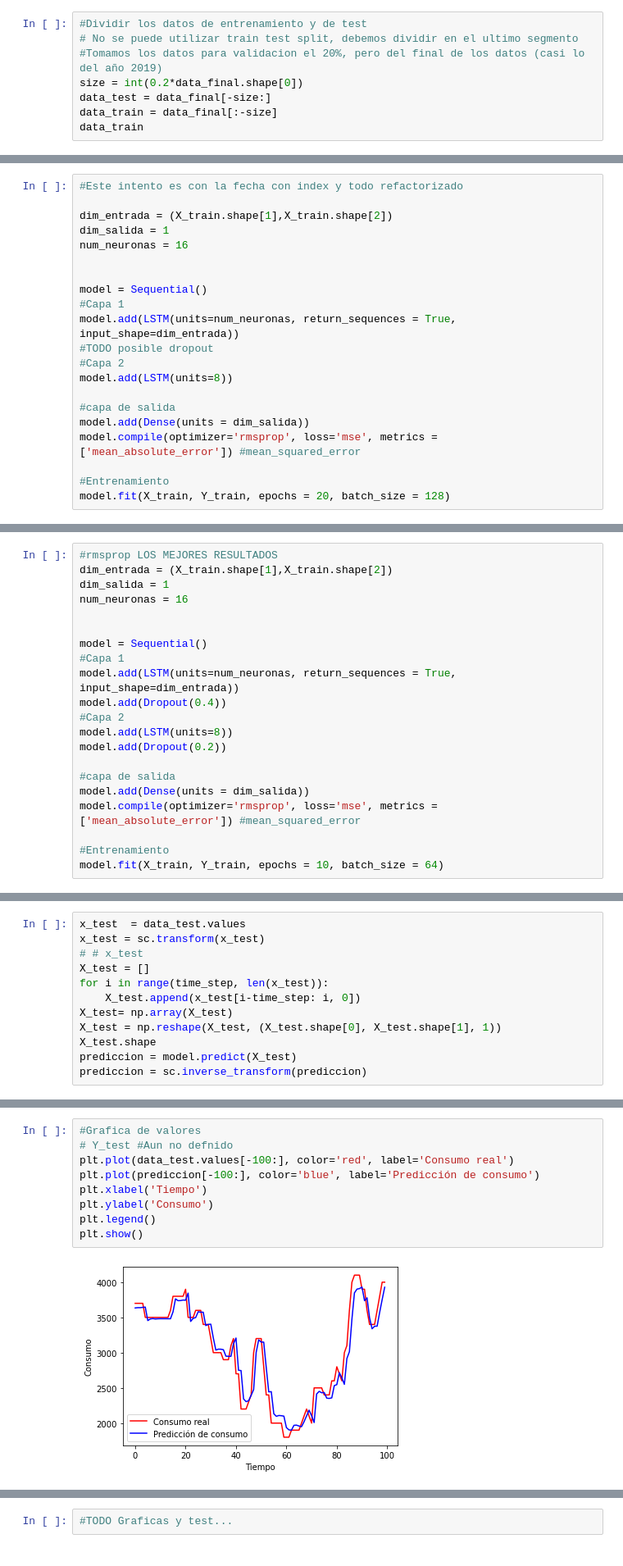
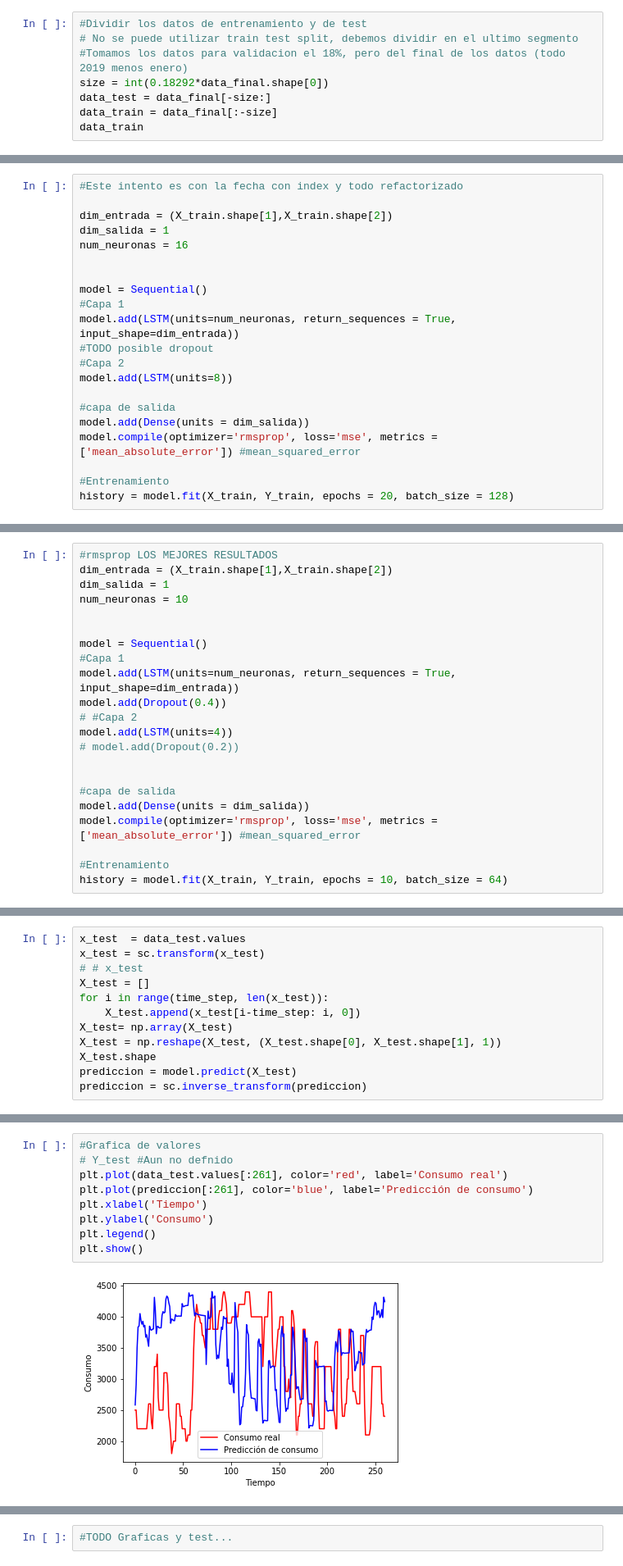
Before and after one commit to javieresk8/PowerDemandPrediction, a Jupyter notebook: NN_Models.ipynb, the cells around one changed output, grey strips where cells are left out. Shown at 82% size. Saved outputs shown, nothing was run; the diff lists cells and outputs as text.

Commit message:
update/ hasta diagrama de error

```diff
--- a/NN_Models.ipynb
+++ b/NN_Models.ipynb
@@ -125,8 +110,8 @@ data_final
 # %%
 #Dividir los datos de entrenamiento y de test
 # No se puede utilizar train test split, debemos dividir en el ultimo segmento
-#Tomamos los datos para validacion el 20%, pero del final de los datos (casi lo del año 2019)
-size = int(0.2*data_final.shape[0])
+#Tomamos los datos para validacion el 18%, pero del final de los datos (todo 2019 menos enero)
+size = int(0.18292*data_final.shape[0])
 data_test = data_final[-size:]
 data_train = data_final[:-size]
 data_train
@@ -255,7 +243,7 @@ model.add(Dense(units = dim_salida))
 model.compile(optimizer='rmsprop', loss='mse', metrics = ['mean_absolute_error']) #mean_squared_error
 
 #Entrenamiento
-model.fit(X_train, Y_train, epochs = 20, batch_size = 128)
+history = model.fit(X_train, Y_train, epochs = 20, batch_size = 128)
 # %% [output]
 Epoch 1/20
 35000/35000 [==============================] - 83s 2ms/step - loss: 0.0174 - mean_absolute_error: 0.0809
@@ -421,21 +409,22 @@ plt.show()
 #rmsprop LOS MEJORES RESULTADOS
 dim_entrada = (X_train.shape[1],X_train.shape[2])
 dim_salida = 1
-num_neuronas = 16
+num_neuronas = 10
 
 
 model = Sequential()
 #Capa 1
 model.add(LSTM(units=num_neuronas, return_sequences = True, input_shape=dim_entrada))
 model.add(Dropout(0.4))
-#Capa 2
-model.add(LSTM(units=8))
-model.add(Dropout(0.2))
+# #Capa 2
+model.add(LSTM(units=4))
+# model.add(Dropout(0.2))
+
 
 #capa de salida
 model.add(Dense(units = dim_salida))
 model.compile(optimizer='rmsprop', loss='mse', metrics = ['mean_absolute_error']) #mean_squared_error
 
 #Entrenamiento
-model.fit(X_train, Y_train, epochs = 10, batch_size = 64)
+history = model.fit(X_train, Y_train, epochs = 10, batch_size = 64)
 # %% [output]
@@ -475,11 +487,11 @@ prediccion = sc.inverse_transform(prediccion)
 # %%
 #Grafica de valores
 # Y_test #Aun no defnido
-plt.plot(data_test.values[-100:], color='red', label='Consumo real')
-plt.plot(prediccion[-100:], color='blue', label='Predicción de consumo')
+plt.plot(data_test.values[:261], color='red', label='Consumo real')
+plt.plot(prediccion[:261], color='blue', label='Predicción de consumo')
 plt.xlabel('Tiempo')
 plt.ylabel('Consumo')
 plt.legend()
 plt.show()
 # %% [output]
-[figure, old version]
+[figure, new version]
```
Also changed, not shown: parts of 23 cells of this notebook, 8 other files.
